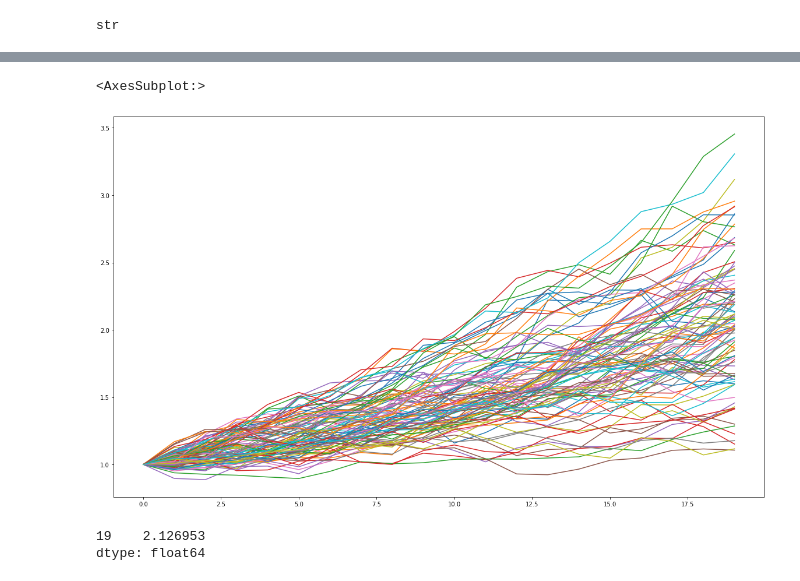
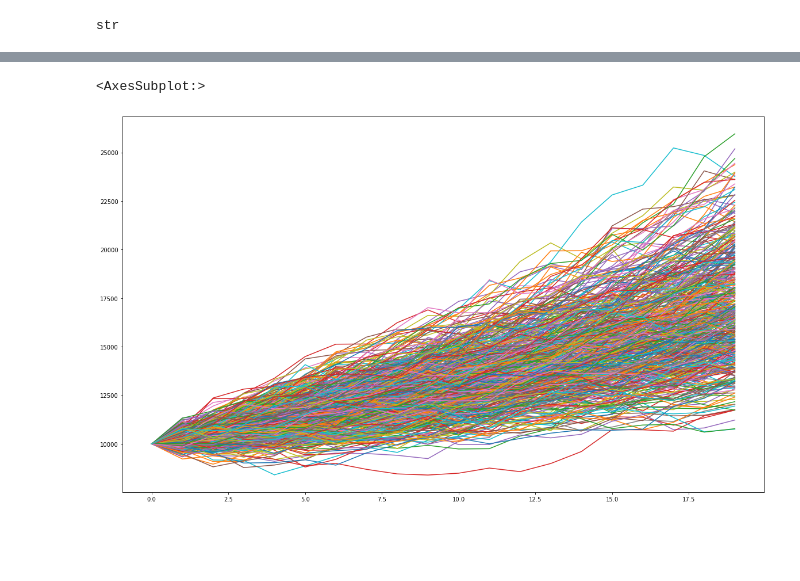
Before and after one commit to Tamkmo/portfolio_optimizer, a Jupyter notebook: Three_Stock_Monte_revised.ipynb, the cells around one changed output, grey strips where cells are left out. Saved outputs shown, nothing was run; the diff lists cells and outputs as text; code cells hidden in the pictures; blank space fills up the shorter version.

```diff
--- a/Three_Stock_Monte_revised.ipynb
+++ b/Three_Stock_Monte_revised.ipynb
@@ -42,0 +182,4 @@ tickers = ["AGG", "SPY", "VTV"]
+# %%
+# recreates weights list, this time, in the same order as the new sorted tickers list
+weights = portfolio_df['weights'].tolist()
+weights
@@ -43,3 +191,6 @@ tickers = ["AGG", "SPY", "VTV"]
+# %%
+# sets number of trading days for the simulation (time horizon of the investment)
+num_trading_days = 252 * time_period
 # %%
 # Set the values for start_date and end_date using the pd.Timestamp function
 # Inside the function set the date parameter to the prior business day
@@ -82,9 +233,9 @@ prices_df.head()
 # Use an even weight of .33 across all 3 stocks
 MC_even_weight = MCSimulation(
     portfolio_data = prices_df,
-    weights = [.33,.33,.33],
-    num_simulation = 100,
-    num_trading_days = 252*5
+    weights = weights,
+    num_simulation = 500,
+    num_trading_days = num_trading_days
 )
 
 # Printing the first five rows of the simulation input data
@@ -213,14 +360,11 @@ def simulate_return(mean_return, standard_dev, annual_income, simulated_quarters
     for t in range (1, simulated_quarters):
         portfolio[t] = (portfolio[t-1]*quarterly_returns[t])
     return pd.DataFrame(portfolio)
+# %%
+simulated_quarters = time_period * 4
 # %%
 #plot the results. Ideally we could simply use this function to allow easily interchangable parameters
-simulate_return(annual_ret,annual_std,annual_income,20,100,1).plot(figsize = (20,12), legend=None)
+simulate_return(annual_ret,annual_std,annual_income,simulated_quarters,500,investment_value).plot(figsize = (20,12), legend=None)
 # %% [output]
 <AxesSubplot:>
-[figure, old version]
+[figure, new version]
-# %%
-simulate_return(annual_ret,annual_std,annual_income,20,100,1).tail(1).mean(axis=1)
-# %% [output]
-19    2.126953
-dtype: float64
```
Also changed, not shown: parts of 31 cells of this notebook, 1 other file.
